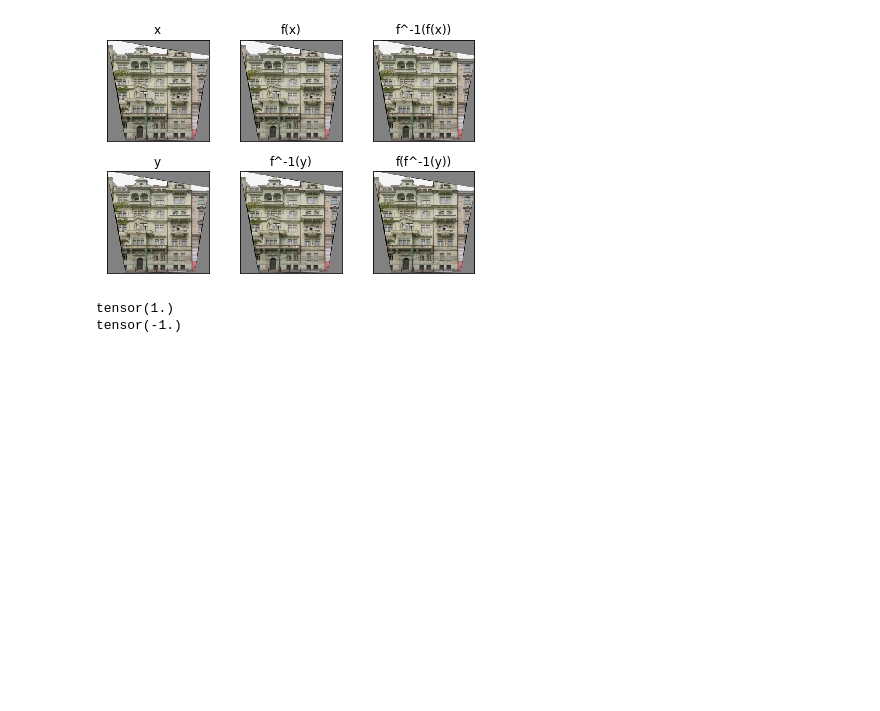
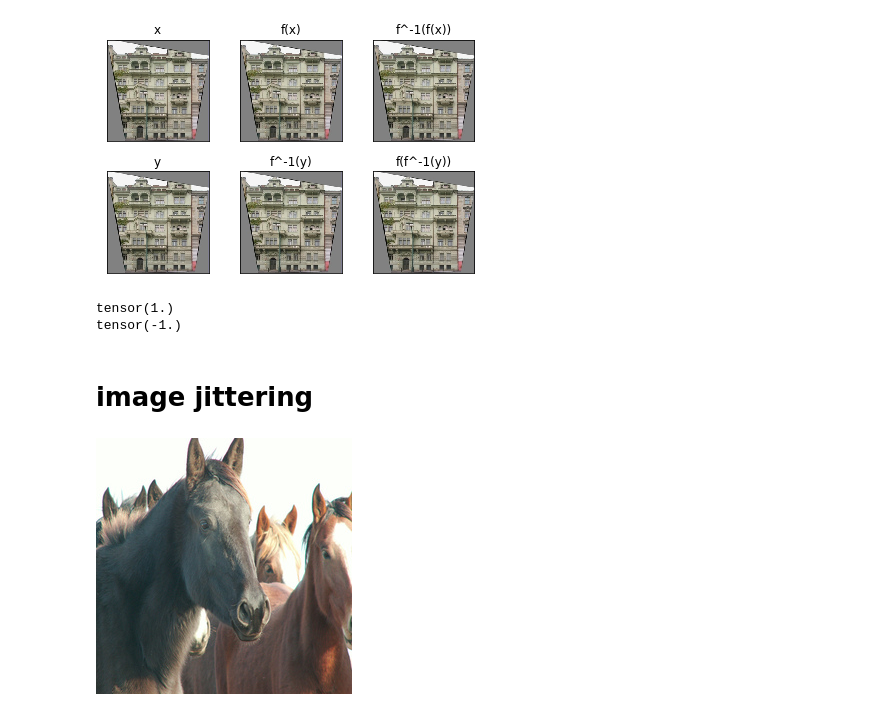
Before and after one commit to davidtag/cs236-project, a Jupyter notebook: Sandbox.ipynb, the cells around one changed output. Saved outputs shown, nothing was run; the diff lists cells and outputs as text; code cells hidden in the pictures; blank space fills up the shorter version.

```diff
--- a/Sandbox.ipynb
+++ b/Sandbox.ipynb
@@ -60,3 +60,5 @@ print(im_tensor.min())
 # %% [output]
 tensor(1.)
 tensor(-1.)
+# %% [markdown]
+# image jittering
@@ -62,0 +73,7 @@ tensor(-1.)
+# %%
+im_A = Image.open('datasets/horse2zebra/train/A/n02381460_1001.jpg')
+im_B = Image.open('datasets/horse2zebra/train/B/n02391049_10007.jpg')
+# %%
+im_A
+# %% [output]
+[figure, added]
```
Also changed, not shown: parts of 50 cells of this notebook, 3 other files.
